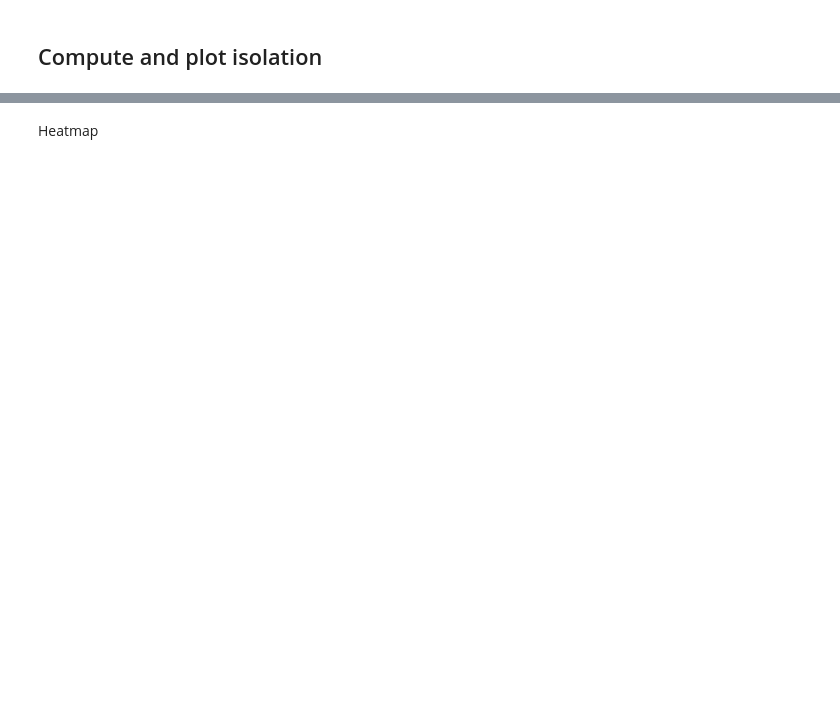
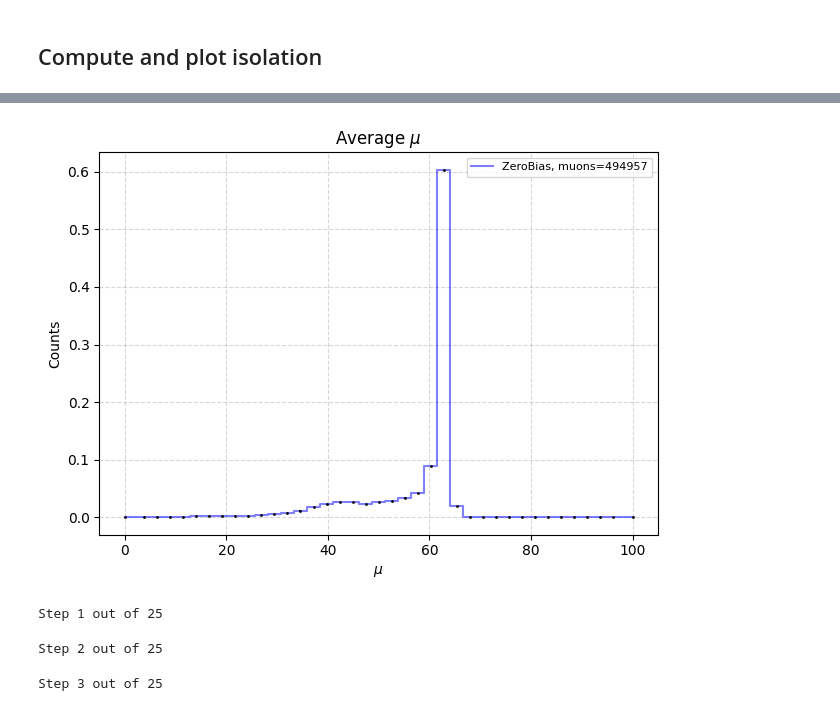
Before and after one commit to Ruba18-Code/BSc-Thesis-LVL1-trigger-for-isolated-muons-at-ATLAS, a Jupyter notebook: Comparative_plots.ipynb, the cells around one changed output, grey strips where cells are left out. Saved outputs shown, nothing was run; the diff lists cells and outputs as text; code cells hidden in the pictures; blank space fills up the shorter version.

```diff
--- a/Comparative_plots.ipynb
+++ b/Comparative_plots.ipynb
@@ -162,7 +167,42 @@ Computing for dr= [0.1, 0.6] ... 1 / 1
 # %%
 mu=MuonTree_ZeroBias["AverageMu"].array()
 l=len(ak.flatten(mu))
 coolplot([mu], np.linspace(0,100,40), labels=[f"ZeroBias, muons={l}"],
-          title=r"Average $\mu$", x_label=r"$\mu$", y_label="Counts", colors=['b'])
+          title=r"Average $\mu$", x_label=r"$\mu$", y_label="Counts", colors=['b'], plot_show=False)
+plt.savefig(f'average_mu.pdf', format='pdf')
+plt.show()
+# %% [output]
+[figure, added]
-# %% [markdown]
-Heatmap
+# %%
+##################################################################################################################################33
+points=5
+iterations=1
+next_dr_mins=np.linspace(0,0.20,points)
+next_dr_maxs=np.linspace(0.20,1.0,points)
+
+min_range=[min(next_dr_mins), max(next_dr_mins)]
+max_range=[min(next_dr_maxs), max(next_dr_maxs)]
+
+FPR_effs, dr_mins, dr_maxs= ROC_FPR_2D_plot(MuonTree_Zmumu, MuonTree_ZeroBias, Zmumu_pt, Zmumu_eta, Zmumu_phi, ZeroBias_pt, ZeroBias_eta,
+                 ZeroBias_phi, [nmin1,nmax1], [0, len(ZeroBias_pt)], min_range, max_range, points, bins=np.linspace(0,2,1000), scaling=1.0)
+
+FPR_effs_not_none=FPR_effs[FPR_effs != None]
+
+#Get flat position the first 5 indices of the sorted array
+flat_indices = np.argsort(FPR_effs_not_none, axis=None)[:5]
+#Arrange them into 2D coordinates
+positions = np.unravel_index(flat_indices, FPR_effs.shape)
+#Create list of respective pairs
+best_coords = list(zip(positions[0], positions[1]))
+#Print and prepare next iteration
+next_dr_mins=[]
+next_dr_maxs=[]
+print("Top 5 lowest FPR(90%):")
+for i, (row, col) in enumerate(best_coords):
+    print(fr"{i+1}. ΔR = [{dr_mins[row]}, {dr_maxs[col]}] → FPR = {FPR_effs[row, col]}")
+    next_dr_mins.append(dr_mins[row])
+    next_dr_maxs.append(dr_maxs[col])
+# %% [output]
+Step 1 out of 25
+Step 2 out of 25
+Step 3 out of 25
```
Also changed, not shown: parts of 4 cells of this notebook, 38 other files.
